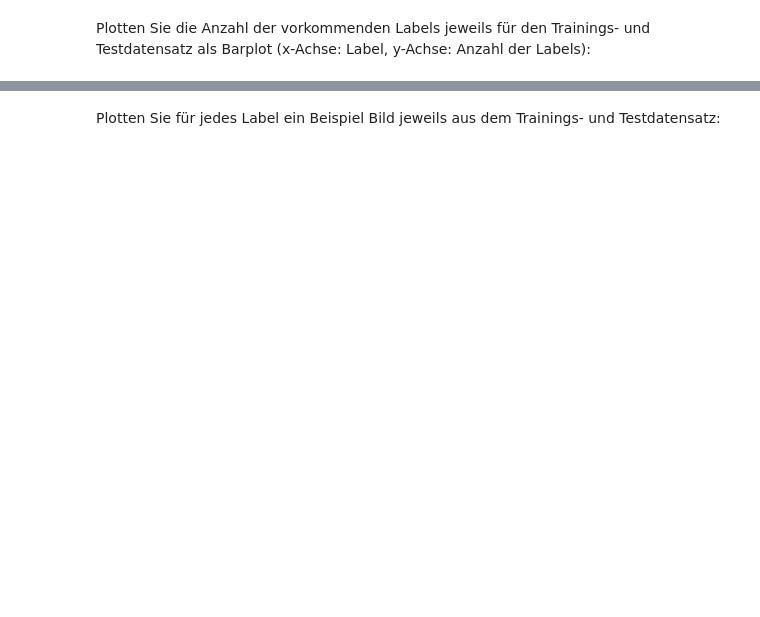
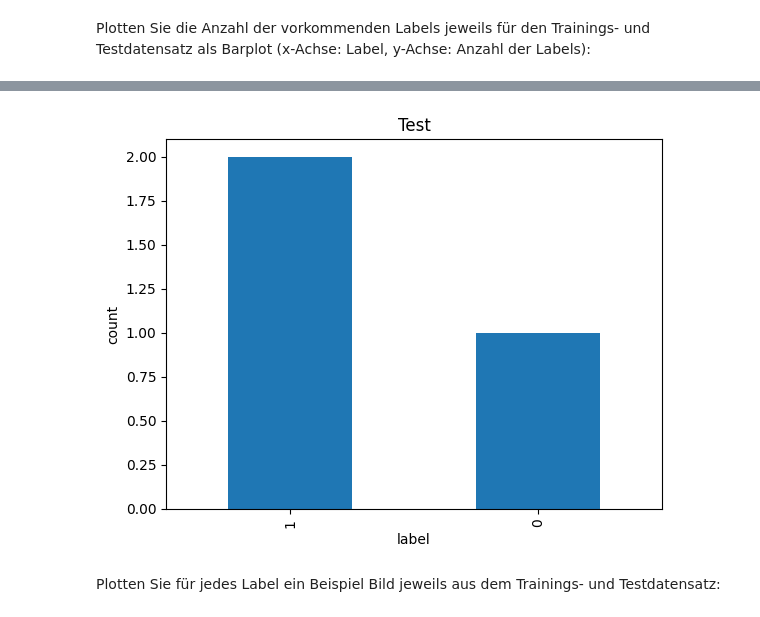
Before and after one commit to Noble-Dango/ml2026, a Jupyter notebook: 1_pythonIntro/notebooks/Exercise_1-Task.ipynb, the cells around one changed output, grey strips where cells are left out. Saved outputs shown, nothing was run; the diff lists cells and outputs as text; code cells hidden in the pictures; blank space fills up the shorter version.

```diff
--- a/1_pythonIntro/notebooks/Exercise_1-Task.ipynb
+++ b/1_pythonIntro/notebooks/Exercise_1-Task.ipynb
@@ -55,2 +89,13 @@ Plotten Sie die Anzahl der vorkommenden Labels jeweils für den Trainings- und T
+# %%
+test_df = df[df["split"] == "test"]
+
+# count labels and plot
+test_df["label"].value_counts().plot(kind="bar", title="Test")
+
+plt.xlabel("label")
+plt.ylabel("count")
+plt.show()
+# %% [output]
+[figure, added]
 # %% [markdown]
 Plotten Sie für jedes Label ein Beispiel Bild jeweils aus dem Trainings- und Testdatensatz:
```
Also changed, not shown: parts of 11 cells of this notebook, 1 other file.
